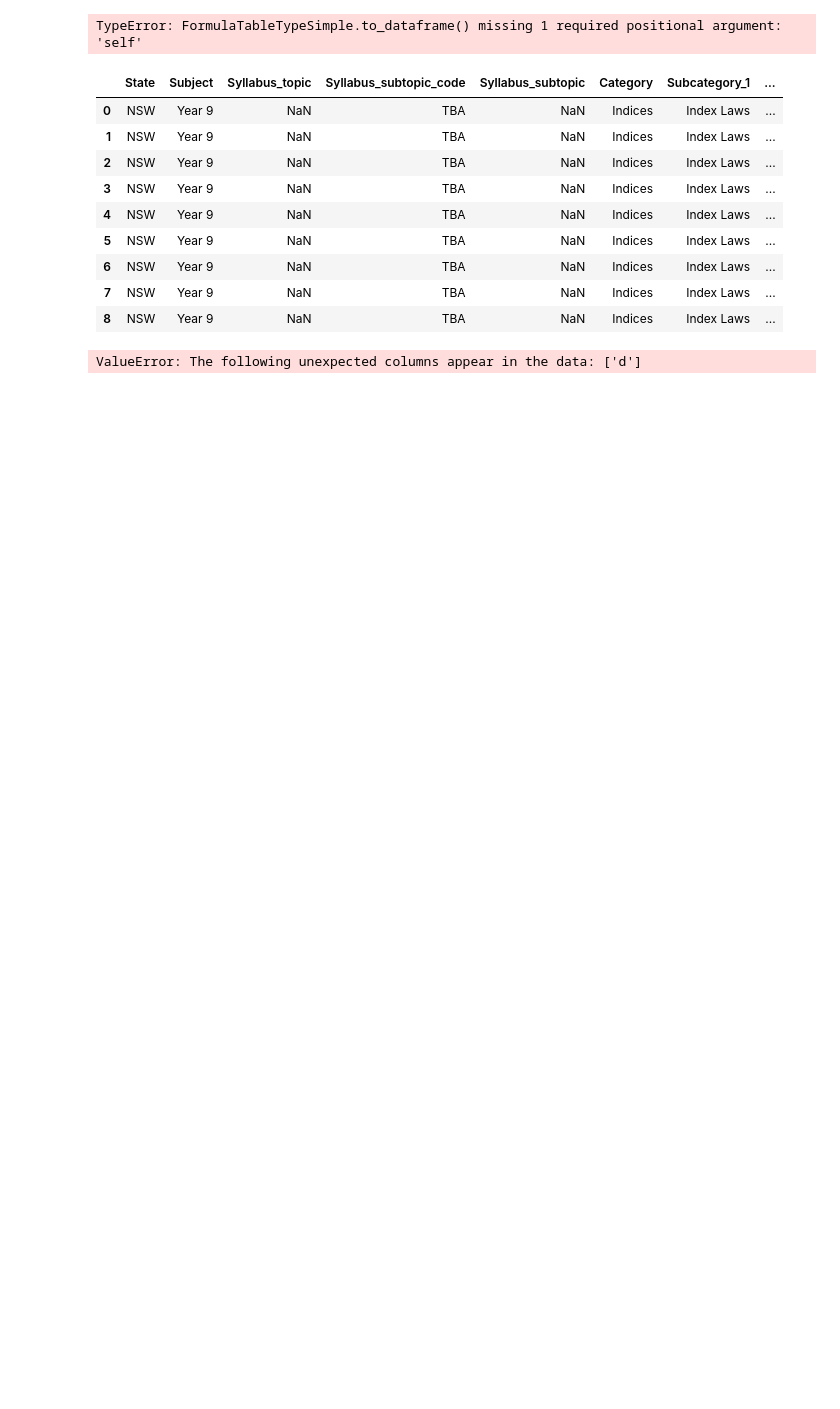
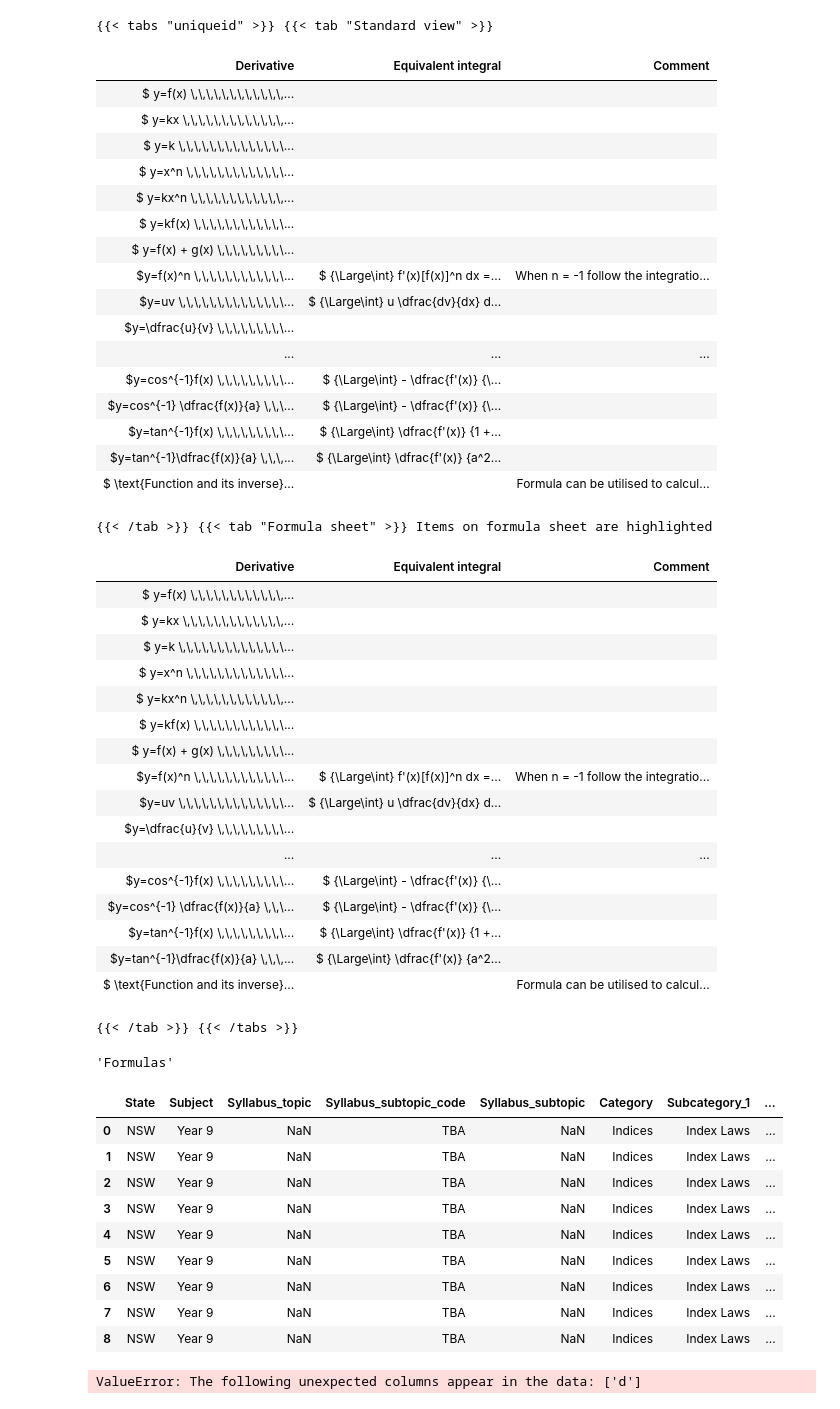
Before and after one commit to charl-potgieter/AustralianSchoolMaths, a Jupyter notebook: WebsiteCreator/caller.ipynb, the cells around one changed output. Cells and saved outputs as stored; diff of their text form; code cells hidden in the pictures; blank space fills up the shorter version.

Commit message:
wip 5 formula_tables cleaned

```diff
--- a/WebsiteCreator/caller.ipynb
+++ b/WebsiteCreator/caller.ipynb
@@ -4,35 +4,77 @@ import pandas as pd
 from data_sources import DataSource
 from data_validator import DataColumnValidator
 from site_content import Formulas, Definitions, Syllabus
 # from file_management import (SiteHierarchies, IndexFile,  FormulaFile,
 #                              TopicFile)
 from formula_tables import (FormulaTable, FormulaTableType,
                             FormulaTableTypeSimple, FormulaTableTypeCalculus,
                             FormulaTableTypeFinancial)
 # from content import Definitions, Syllabus
 
 data_source = DataSource()
 formulas_by_year = Formulas(data_source.formulas_by_year)
 formulas_cumulative = Formulas(data_source.formulas_by_year_cumulative)
 formulas_cumulative.is_cumulative = True
 
 definitions_by_year = Definitions(data_source.definitions_by_year)
 
 
 syllabus_by_year = Syllabus(data_source.syllabus_by_year)
 syllabus_cumulative = Syllabus(data_source.syllabus_by_year_cumulative)
 syllabus_cumulative.is_cumulative = True
 
 # site_hierarchy = SiteHierarchies(data_source.site_hierarchies)
 # syllabus_by_year = Syllabus(data_source.syllabus_by_year)
 # syllabus_cumulative = Syllabus(data_source.syllabus_by_year_cumulative)
 
 index_formulas = formulas_by_year.filter_by_function(lambda x:x['Category']=='Indices')
 
-my_table = FormulaTable(index_formulas, FormulaTableTypeSimple)
+
+
+my_table = FormulaTable(formulas_by_year, FormulaTableTypeCalculus)
 HTML(my_table.to_markdown())
 # %% [output]
-TypeError: FormulaTableTypeSimple.to_dataframe() missing 1 required positional argument: 'self'
+{{< tabs "uniqueid" >}} {{< tab "Standard view" >}}
+| Derivative | Equivalent integral | Comment |
+| $ y=f(x) \,\,\,\,\,\,\,\,\,\,\,\,... |  |  |
+| $ y=kx \,\,\,\,\,\,\,\,\,\,\,\,\,... |  |  |
+| $ y=k \,\,\,\,\,\,\,\,\,\,\,\,\,\... |  |  |
+| $ y=x^n \,\,\,\,\,\,\,\,\,\,\,\,\... |  |  |
+| $ y=kx^n \,\,\,\,\,\,\,\,\,\,\,\,... |  |  |
+| $ y=kf(x) \,\,\,\,\,\,\,\,\,\,\,\... |  |  |
+| $ y=f(x) + g(x) \,\,\,\,\,\,\,\,\... |  |  |
+| $y=f(x)^n \,\,\,\,\,\,\,\,\,\,\,\... | $ {\Large\int} f'(x)[f(x)]^n dx =... | When n = -1 follow the integratio... |
+| $y=uv \,\,\,\,\,\,\,\,\,\,\,\,\,\... | $ {\Large\int} u \dfrac{dv}{dx} d... |  |
+| $y=\dfrac{u}{v} \,\,\,\,\,\,\,\,\... |  |  |
+| ... | ... | ... |
+| $y=cos^{-1}f(x) \,\,\,\,\,\,\,\,\... | $ {\Large\int} - \dfrac{f'(x)} {\... |  |
+| $y=cos^{-1} \dfrac{f(x)}{a} \,\,\... | $ {\Large\int} - \dfrac{f'(x)} {\... |  |
+| $y=tan^{-1}f(x) \,\,\,\,\,\,\,\,\... | $ {\Large\int} \dfrac{f'(x)} {1 +... |  |
+| $y=tan^{-1}\dfrac{f(x)}{a} \,\,\,... | $ {\Large\int} \dfrac{f'(x)} {a^2... |  |
+| $ \text{Function and its inverse}... |  | Formula can be utilised to calcul... |
+{{< /tab >}} {{< tab "Formula sheet" >}} Items on formula sheet are highlighted
+| Derivative | Equivalent integral | Comment |
+| $ y=f(x) \,\,\,\,\,\,\,\,\,\,\,\,... |  |  |
+| $ y=kx \,\,\,\,\,\,\,\,\,\,\,\,\,... |  |  |
+| $ y=k \,\,\,\,\,\,\,\,\,\,\,\,\,\... |  |  |
+| $ y=x^n \,\,\,\,\,\,\,\,\,\,\,\,\... |  |  |
+| $ y=kx^n \,\,\,\,\,\,\,\,\,\,\,\,... |  |  |
+| $ y=kf(x) \,\,\,\,\,\,\,\,\,\,\,\... |  |  |
+| $ y=f(x) + g(x) \,\,\,\,\,\,\,\,\... |  |  |
+| $y=f(x)^n \,\,\,\,\,\,\,\,\,\,\,\... | $ {\Large\int} f'(x)[f(x)]^n dx =... | When n = -1 follow the integratio... |
+| $y=uv \,\,\,\,\,\,\,\,\,\,\,\,\,\... | $ {\Large\int} u \dfrac{dv}{dx} d... |  |
+| $y=\dfrac{u}{v} \,\,\,\,\,\,\,\,\... |  |  |
+| ... | ... | ... |
+| $y=cos^{-1}f(x) \,\,\,\,\,\,\,\,\... | $ {\Large\int} - \dfrac{f'(x)} {\... |  |
+| $y=cos^{-1} \dfrac{f(x)}{a} \,\,\... | $ {\Large\int} - \dfrac{f'(x)} {\... |  |
+| $y=tan^{-1}f(x) \,\,\,\,\,\,\,\,\... | $ {\Large\int} \dfrac{f'(x)} {1 +... |  |
+| $y=tan^{-1}\dfrac{f(x)}{a} \,\,\,... | $ {\Large\int} \dfrac{f'(x)} {a^2... |  |
+| $ \text{Function and its inverse}... |  | Formula can be utilised to calcul... |
+{{< /tab >}} {{< /tabs >}}
+# %%
+FormulaTableTypeSimple(formulas_by_year).content_type
+# %% [output]
+'Formulas'
 # %%
 # %% [output]
 |  | State | Subject | Syllabus_topic | Syllabus_subtopic_code | Syllabus_subtopic | Category | Subcategory_1 | ... |
```
Also changed, not shown: 1 other file.
